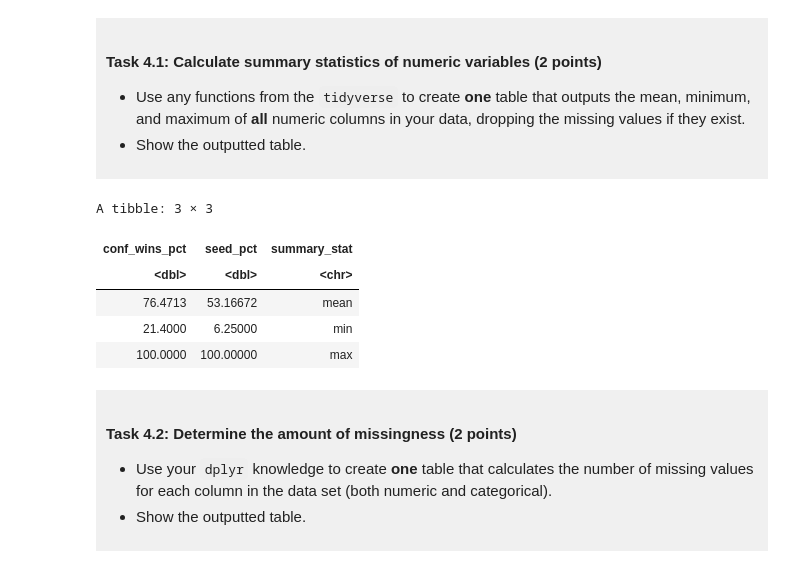
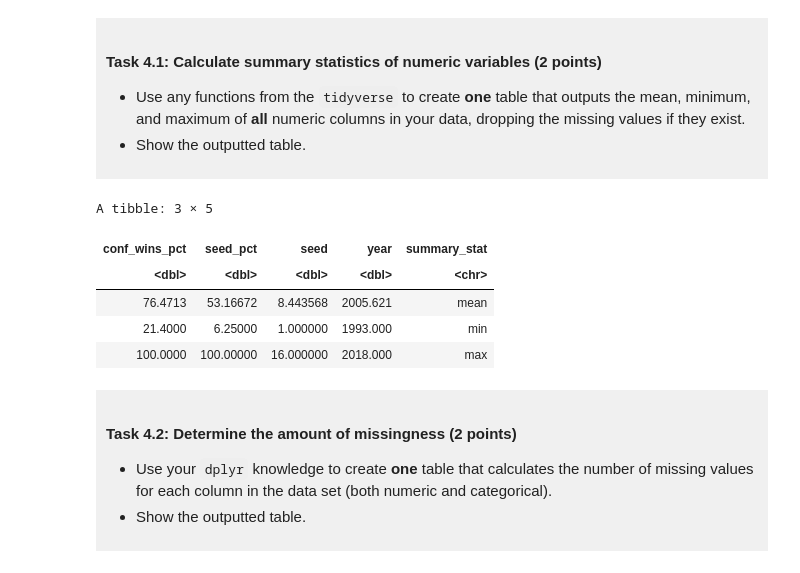
Before and after one commit to tarynluu/dsci-100-project-taryn-lu, a Jupyter notebook: dsci-100-project-notebook.ipynb, the cells around one changed output. Cells and saved outputs as stored; diff of their text form; code cells hidden in the pictures.

```diff
--- a/dsci-100-project-notebook.ipynb
+++ b/dsci-100-project-notebook.ipynb
@@ -299,37 +299,38 @@ You will refine your research question (if needed) and produce a tidy data set.
 
 </div>
 # %%
-# calculate the max of conference win percentage and seed percentage
+# calculate the max of conference win percentage and seed percentage. year and seed are included for reference, as they are numeric,
+# but conf_wins_pct and seed_pct are the most relevant to the research question
 summary_max <- data_tidy_v2 |>
-    select(conf_wins_pct, seed_pct)|>
+    select(conf_wins_pct, seed_pct, seed, year)|>
     map_dfr(max, na.rm = TRUE)
 
 # calculate the min of conference win percentage and seed percentage
 summary_min <- data_tidy_v2 |>
-    select(conf_wins_pct, seed_pct)|>
+    select(conf_wins_pct, seed_pct, seed, year)|>
     map_dfr(min, na.rm = TRUE)
 
 # calculate the mean of conference win percentage and seed percentage
 summary_mean <- data_tidy_v2 |>
-    select(conf_wins_pct, seed_pct)|>
+    select(conf_wins_pct, seed_pct, seed, year)|>
     map_dfr(mean, na.rm = TRUE)
 
 # create labels for the table's rows
 labels <- tibble(summary_stat = c("mean", "min", "max"))
 
 # bind all summary statistics together with the labels
 summary_all <- summary_mean |>
     bind_rows(summary_min, summary_max)|>
     bind_cols(labels)
 
 summary_all
 # %% [output]
-A tibble: 3 × 3
+A tibble: 3 × 5
-| conf_wins_pct | seed_pct | summary_stat |
-| <dbl> | <dbl> | <chr> |
-| 76.4713 | 53.16672 | mean |
-| 21.4000 | 6.25000 | min |
-| 100.0000 | 100.00000 | max |
+| conf_wins_pct | seed_pct | seed | year | summary_stat |
+| <dbl> | <dbl> | <dbl> | <dbl> | <chr> |
+| 76.4713 | 53.16672 | 8.443568 | 2005.621 | mean |
+| 21.4000 | 6.25000 | 1.000000 | 1993.000 | min |
+| 100.0000 | 100.00000 | 16.000000 | 2018.000 | max |
 # %% [markdown]
 <div style="background-color: #f0f0f0; padding: 10px;">
 
```
Also changed, not shown: parts of 7 cells of this notebook.
